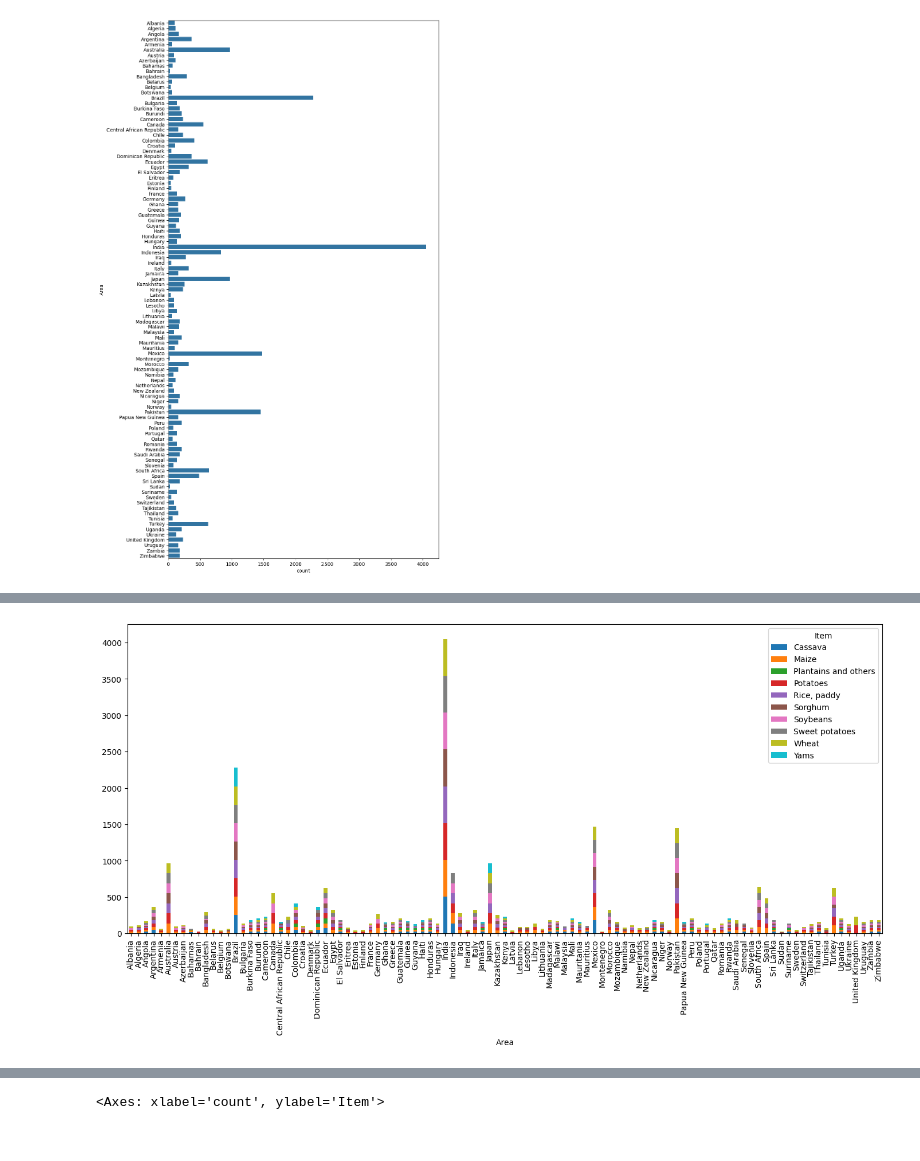
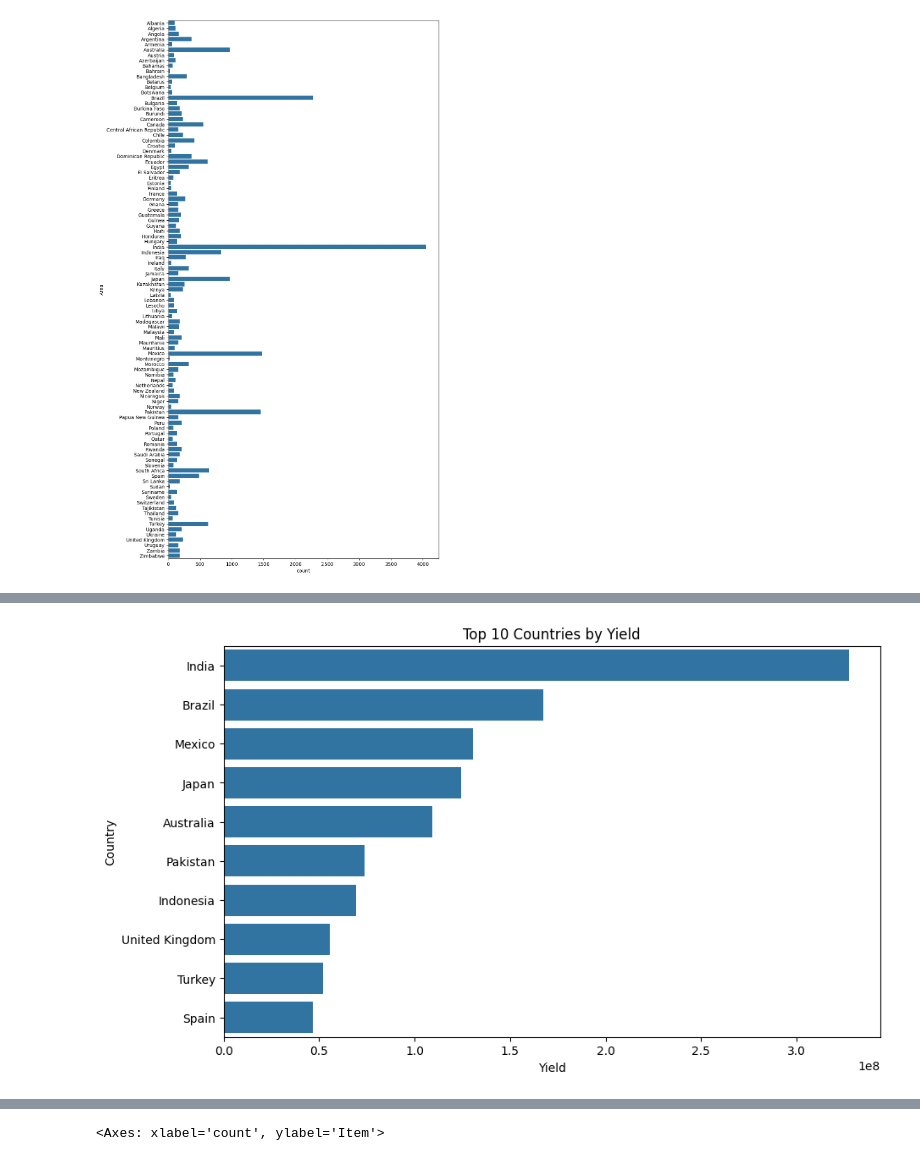
Before and after one commit to mar-sv/advanced-data-datamining, a Jupyter notebook: project.ipynb, the cells around one changed output, grey strips where cells are left out. Cells and saved outputs as stored; diff of their text form; code cells hidden in the pictures.

```diff
--- a/project.ipynb
+++ b/project.ipynb
@@ -37,14 +28,3 @@ sns.countplot(y = df['Area'])
 # %% [output]
 <Axes: xlabel='count', ylabel='Area'>
 [figure]
-# %%
-yeild_country = []
-countries = df['Area'].unique()
-for country in countries :
-    yeild_country.append(df[df['Area'] == country]['hg/ha_yield'].sum())
-
-plt.figure(figsize=[10,20])
-sns.barplot(x = yeild_country , y = countries)
-plt.xlabel('Yeild')
-plt.ylabel('Country')
-plt.title('Yeild per country')
@@ -54,6 +31,24 @@ Text(0.5, 1.0, 'Yeild per country')
-# %%
-crosstab = pd.crosstab(df['Area'], df['Item'])
-crosstab.plot(kind='bar', stacked=True, figsize=(17,7))
-plt.show()
-# %% [output]
-[figure, removed]
+# %%
+# Calculate yield per country
+yield_country = []
+countries = df['Area'].unique()
+
+# Summing the yield for each country
+for country in countries:
+    yield_country.append(df[df['Area'] == country]['hg/ha_yield'].sum())
+
+# Create a DataFrame to sort the countries by yield
+yield_df = pd.DataFrame({'Country': countries, 'Yield': yield_country})
+
+# Sort the DataFrame by yield and select the top 10 countries
+top_10_countries = yield_df.sort_values(by='Yield', ascending=False).head(10)
+
+# Plotting the top 10 countries
+plt.figure(figsize=[10, 6])
+sns.barplot(x='Yield', y='Country', data=top_10_countries)
+plt.xlabel('Yield')
+plt.ylabel('Country')
+plt.title('Top 10 Countries by Yield')
+plt.show()
+# %% [output]
+[figure, added]
```
Also changed, not shown: parts of 6 cells of this notebook, 5 other files.
